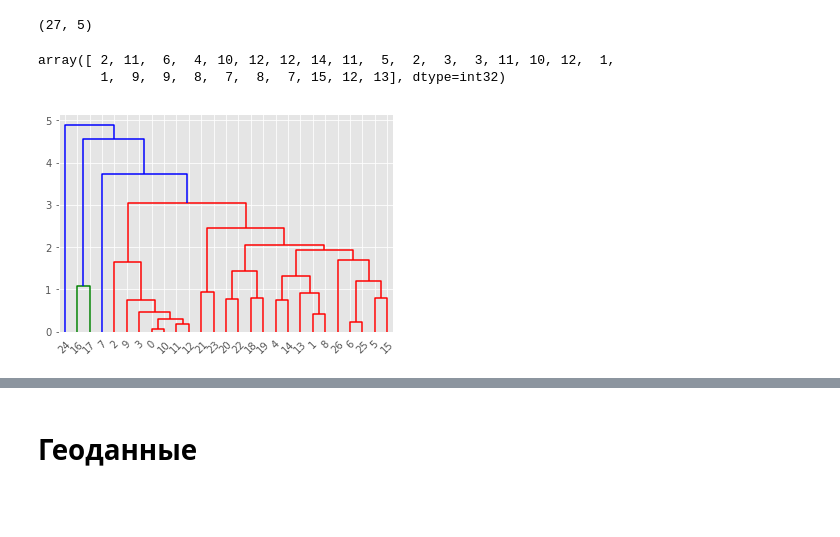
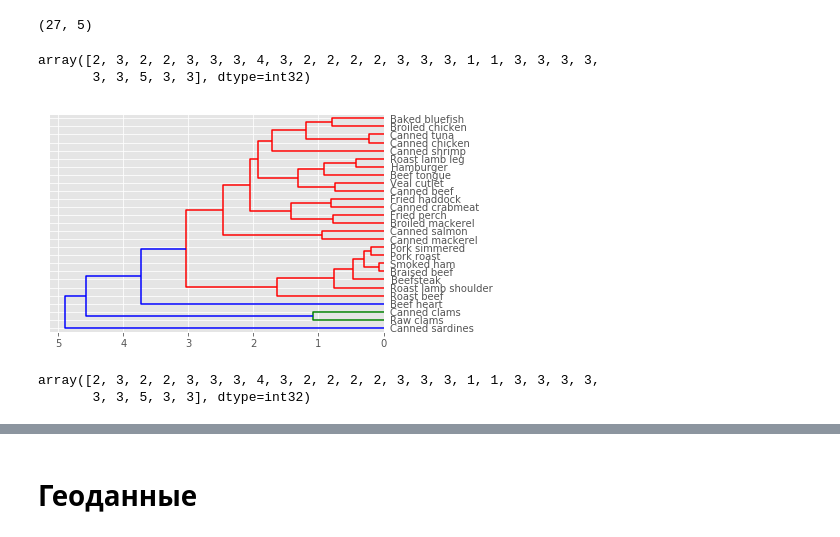
Before and after one commit to axel36/spheremailru, a Jupyter notebook: 2018-02/lecture_07_clustering/lesson-clust-pract.ipynb, the cells around one changed output, grey strips where cells are left out. Cells and saved outputs as stored; diff of their text form; code cells hidden in the pictures; blank space fills up the shorter version.

```diff
--- a/2018-02/lecture_07_clustering/lesson-clust-pract.ipynb
+++ b/2018-02/lecture_07_clustering/lesson-clust-pract.ipynb
@@ -87,3 +87,6 @@ df.head()
 | 2 | Roast beef | 420 | 15 | 39 | 7 | 2.0 |
 | 3 | Beefsteak | 375 | 19 | 32 | 9 | 2.6 |
 | 4 | Canned beef | 180 | 22 | 10 | 17 | 3.7 |
+# %%
+N=df.Name.values
+N
@@ -98,10 +110,15 @@ X.shape
 from scipy.cluster.hierarchy import  fcluster, dendrogram, linkage
 # %%
 Z = linkage(X, method='average', metric='euclidean' )
-dend = dendrogram(Z)
-A = fcluster(Z,0.95,depth=3)
+dend = dendrogram(Z, labels=N, orientation='left')
+A = fcluster(Z,5,criterion='maxclust')
 A
 # %% [output]
-array([ 2, 11,  6,  4, 10, 12, 12, 14, 11,  5,  2,  3,  3, 11, 10, 12,  1,
-        1,  9,  9,  8,  7,  8,  7, 15, 12, 13], dtype=int32)
+array([2, 3, 2, 2, 3, 3, 3, 4, 3, 2, 2, 2, 2, 3, 3, 3, 1, 1, 3, 3, 3, 3,
+       3, 3, 5, 3, 3], dtype=int32)
-[figure, old version]
+[figure, new version]
+# %%
+fcluster(Z,3,criterion='distance')
+# %% [output]
+array([2, 3, 2, 2, 3, 3, 3, 4, 3, 2, 2, 2, 2, 3, 3, 3, 1, 1, 3, 3, 3, 3,
+       3, 3, 5, 3, 3], dtype=int32)
```
Also changed, not shown: parts of 4 cells of this notebook, 10 other files.
